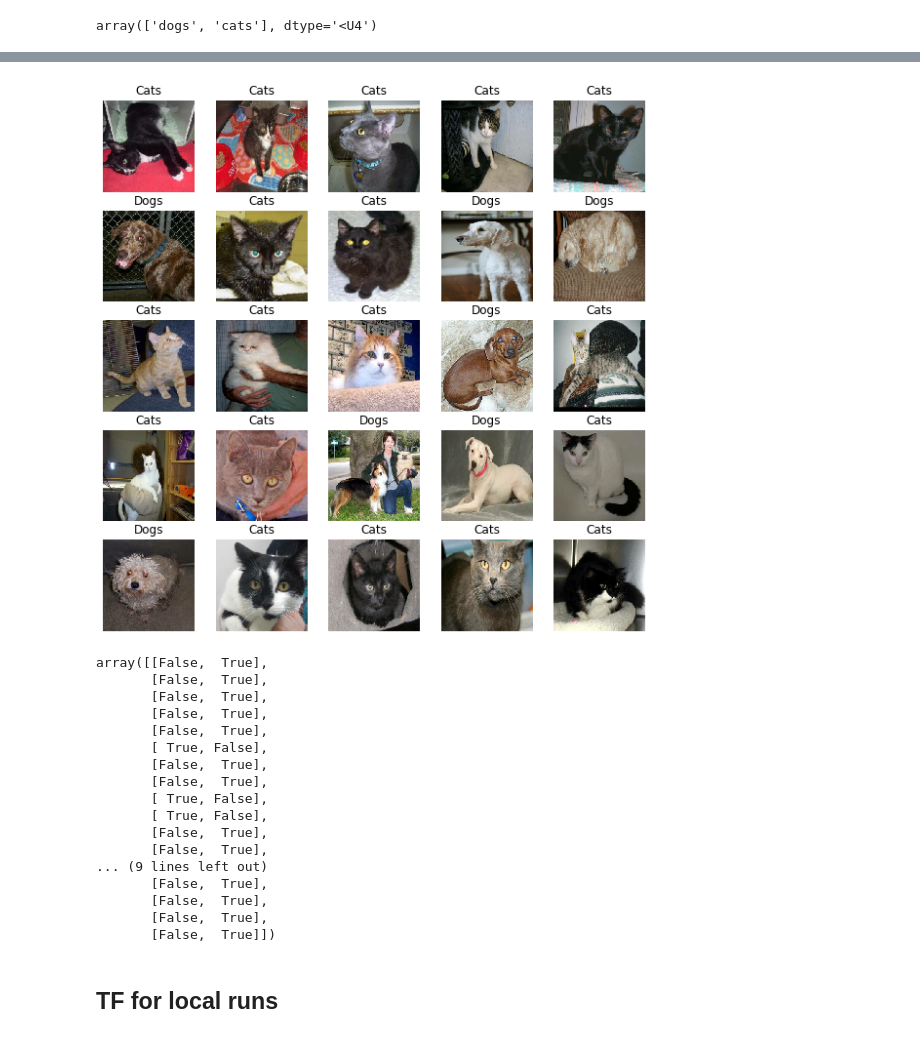
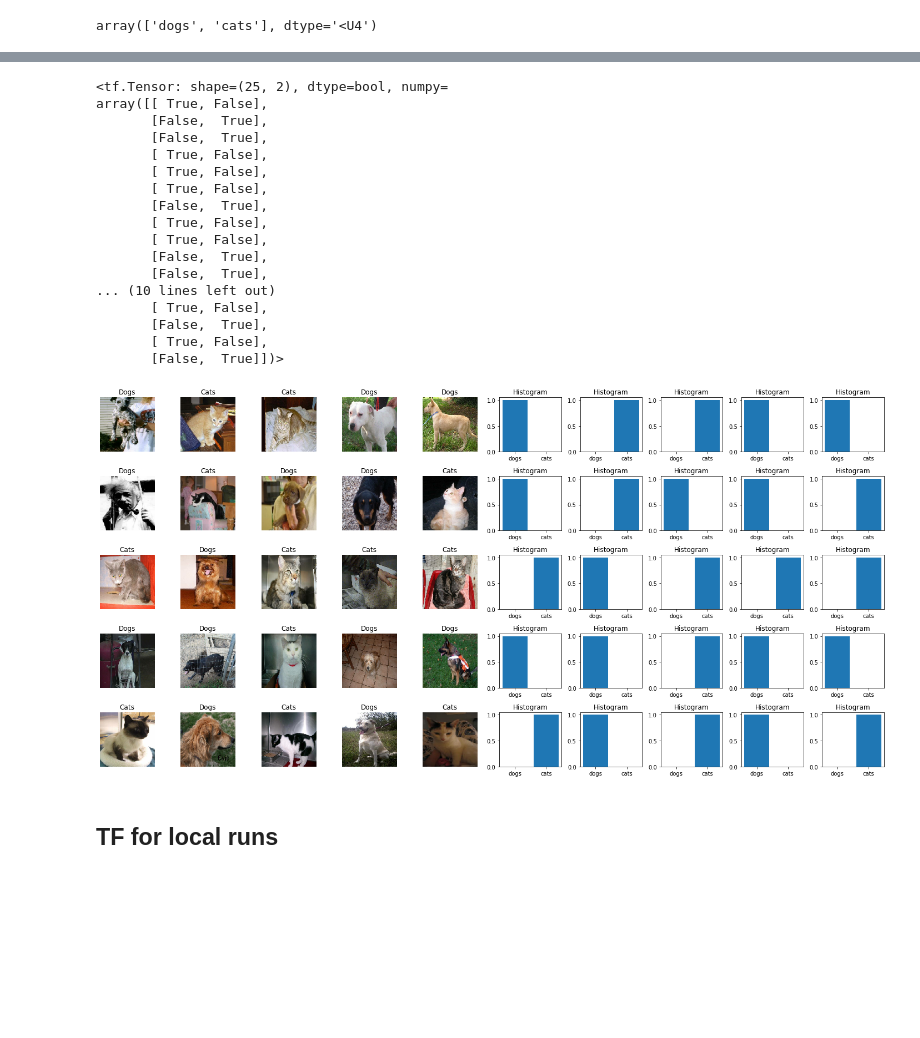
Before and after one commit to Maaslak/GSN-adversarial_attension, a Jupyter notebook: create_adversarial_examples.ipynb, the cells around one changed output, grey strips where cells are left out. Drawn from its saved outputs; the diff is of its cells as text; code cells hidden in the pictures; blank space fills up the shorter version.

Commit message:
Added PGD attack and histogram visualizations

```diff
--- a/create_adversarial_examples.ipynb
+++ b/create_adversarial_examples.ipynb
@@ -151,38 +153,45 @@ train_ds = prepare_for_training(train_labeled_ds)
 test_ds = prepare_for_training(test_labeled_ds)
 
 image_batch, label_batch = next(iter(train_ds))
+# %%
+label_batch
+# %% [output]
+<tf.Tensor: shape=(25, 2), dtype=bool, numpy=
+array([[ True, False],
+       [False,  True],
+       [False,  True],
+       [ True, False],
+       [ True, False],
+       [ True, False],
+       [False,  True],
+       [ True, False],
+       [ True, False],
+       [False,  True],
+       [False,  True],
+... (10 lines left out)
+       [ True, False],
+       [False,  True],
+       [ True, False],
+       [False,  True]])>
 # %%
-def show_batch(image_batch, label_batch):
-  plt.figure(figsize=(10,10))
+def show_batch(image_batch, label_hist):
+  plt.figure(figsize=(20,10))
+  label_batch = np.argmax(label_hist, axis=-1)
   for n in range(25):
-      ax = plt.subplot(5,5,n+1)
+      ax = plt.subplot(5,10,(n // 5) * 10 + n % 5 + 1)
       plt.imshow(image_batch[n])
-      plt.title(CLASS_NAMES[label_batch[n]==1][0].title())
+      plt.title(CLASS_NAMES[label_batch[n]].title())
       plt.axis('off')
+  for n in range(25):
+      ax = plt.subplot(5,10,(n // 5) * 10 + n % 5 + 6)
+      plt.bar(CLASS_NAMES, label_hist[n])
+      plt.title("Histogram")
+  plt.tight_layout()
+  plt.show()
 
 show_batch(image_batch.numpy(), label_batch.numpy())
 # %% [output]
-[figure, old version]
+[figure, new version]
-# %%
-label_batch.numpy()
-# %% [output]
-array([[False,  True],
-       [False,  True],
-       [False,  True],
-       [False,  True],
-       [False,  True],
-       [ True, False],
-       [False,  True],
-       [False,  True],
-       [ True, False],
-       [ True, False],
-       [False,  True],
-       [False,  True],
-... (9 lines left out)
-       [False,  True],
-       [False,  True],
-       [False,  True],
-       [False,  True]])
 # %% [markdown]
 ## TF for local runs
 # %%
```
Also changed, not shown: parts of 27 cells of this notebook.
